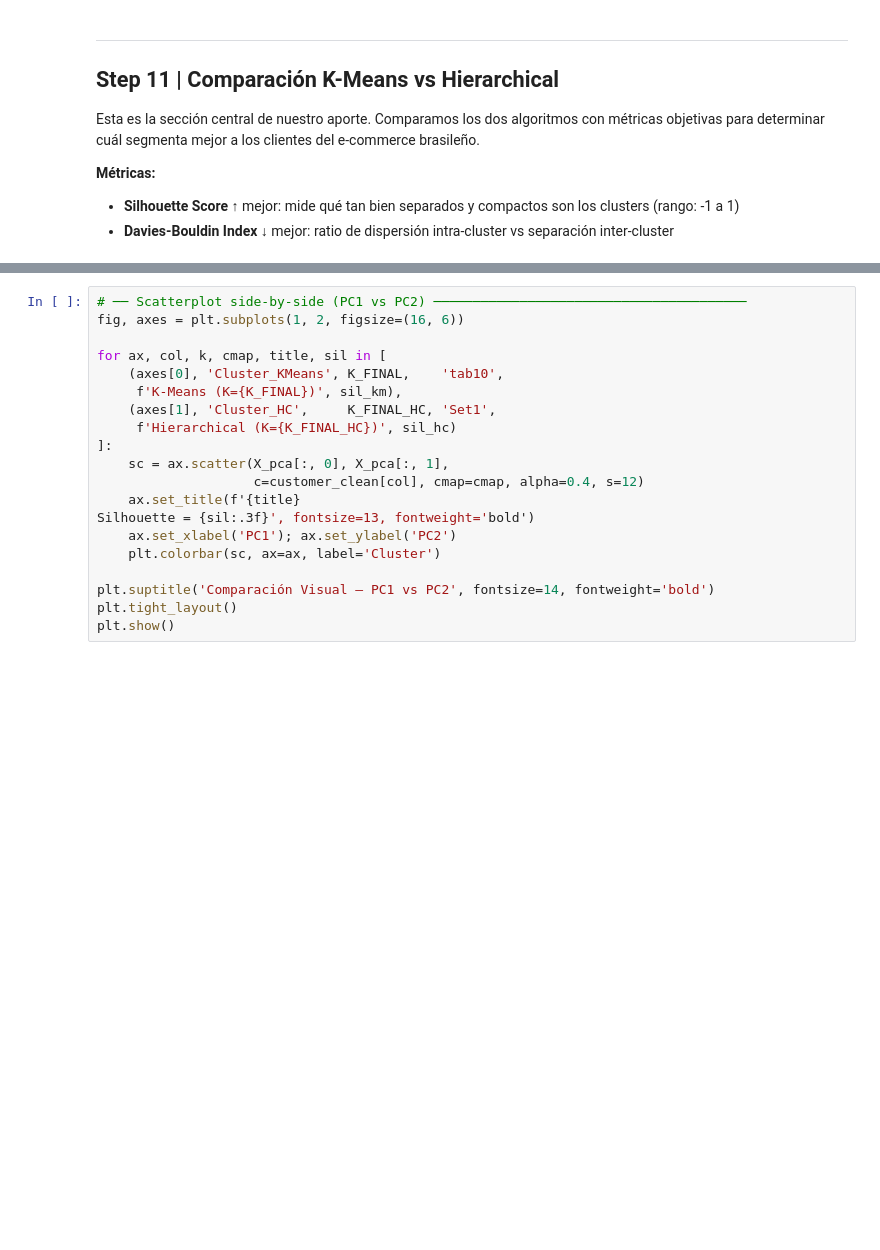
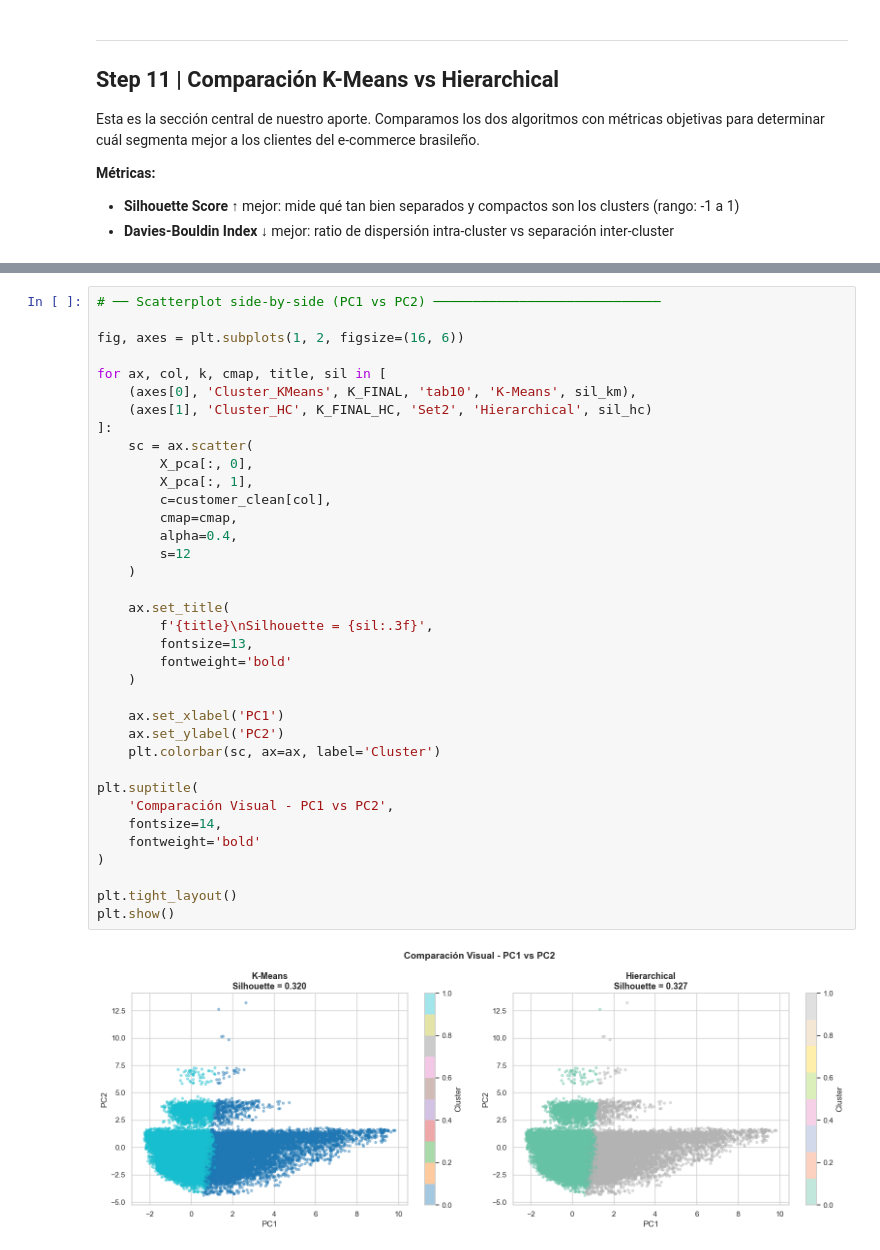
Before and after one commit to userrrcv/Data-Mining-, a Jupyter notebook: FinalProject/OnlineRetail/customer_segmentation_persona1.ipynb, the cells around one changed output, grey strips where cells are left out. Drawn from its saved outputs; the diff is of its cells as text; blank space fills up the shorter version.

```diff
--- a/FinalProject/OnlineRetail/customer_segmentation_persona1.ipynb
+++ b/FinalProject/OnlineRetail/customer_segmentation_persona1.ipynb
@@ -735,23 +844,41 @@ plt.show()
 # %%
-# ── Scatterplot side-by-side (PC1 vs PC2) ────────────────────────────────────────
+# ── Scatterplot side-by-side (PC1 vs PC2) ─────────────────────────────
+
 fig, axes = plt.subplots(1, 2, figsize=(16, 6))
 
 for ax, col, k, cmap, title, sil in [
-    (axes[0], 'Cluster_KMeans', K_FINAL,    'tab10',
-     f'K-Means (K={K_FINAL})', sil_km),
-    (axes[1], 'Cluster_HC',     K_FINAL_HC, 'Set1',
-     f'Hierarchical (K={K_FINAL_HC})', sil_hc)
+    (axes[0], 'Cluster_KMeans', K_FINAL, 'tab10', 'K-Means', sil_km),
+    (axes[1], 'Cluster_HC', K_FINAL_HC, 'Set2', 'Hierarchical', sil_hc)
 ]:
-    sc = ax.scatter(X_pca[:, 0], X_pca[:, 1],
-                    c=customer_clean[col], cmap=cmap, alpha=0.4, s=12)
-    ax.set_title(f'{title}
-Silhouette = {sil:.3f}', fontsize=13, fontweight='bold')
-    ax.set_xlabel('PC1'); ax.set_ylabel('PC2')
+    sc = ax.scatter(
+        X_pca[:, 0],
+        X_pca[:, 1],
+        c=customer_clean[col],
+        cmap=cmap,
+        alpha=0.4,
+        s=12
+    )
+
+    ax.set_title(
+        f'{title}\nSilhouette = {sil:.3f}',
+        fontsize=13,
+        fontweight='bold'
+    )
+
+    ax.set_xlabel('PC1')
+    ax.set_ylabel('PC2')
     plt.colorbar(sc, ax=ax, label='Cluster')
 
-plt.suptitle('Comparación Visual — PC1 vs PC2', fontsize=14, fontweight='bold')
+plt.suptitle(
+    'Comparación Visual - PC1 vs PC2',
+    fontsize=14,
+    fontweight='bold'
+)
+
 plt.tight_layout()
 plt.show()
+# %% [output]
+[figure, added]
 # %% [markdown]
 ---
 ## Step 12 | Conclusiones
```
Also changed, not shown: parts of 17 cells of this notebook, 1 other file.
